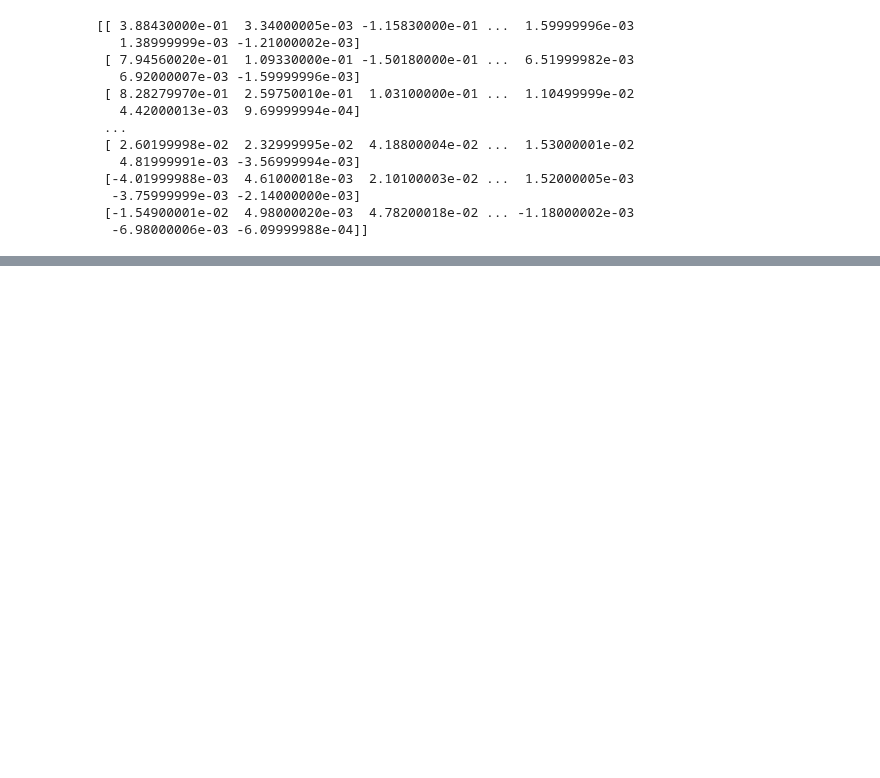
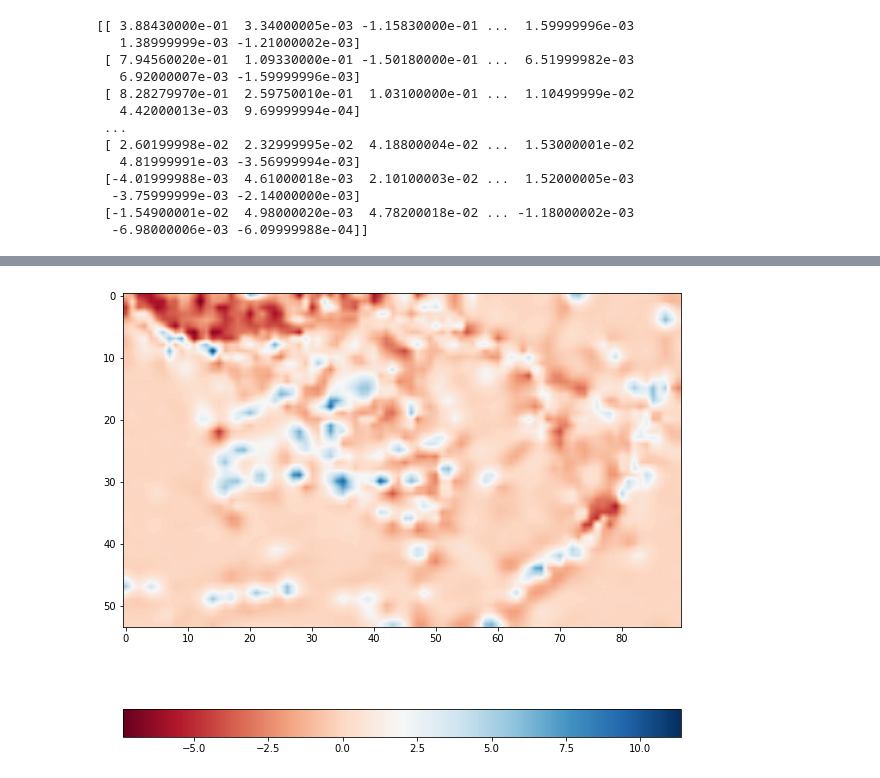
Before and after one commit to GeoscienceAustralia/hiperseis, a Jupyter notebook: notebooks/plot_travel_time_tomography.ipynb, the cells around one changed output, grey strips where cells are left out. Drawn from its saved outputs; the diff is of its cells as text; code cells hidden in the pictures; blank space fills up the shorter version.

```diff
--- a/notebooks/plot_travel_time_tomography.ipynb
+++ b/notebooks/plot_travel_time_tomography.ipynb
@@ -91,0 +94,4 @@ show(0)
+# %%
+show(5, 'RdBu')
+# %% [output]
+[figure, added]
```
Also changed, not shown: parts of 5 cells of this notebook.
